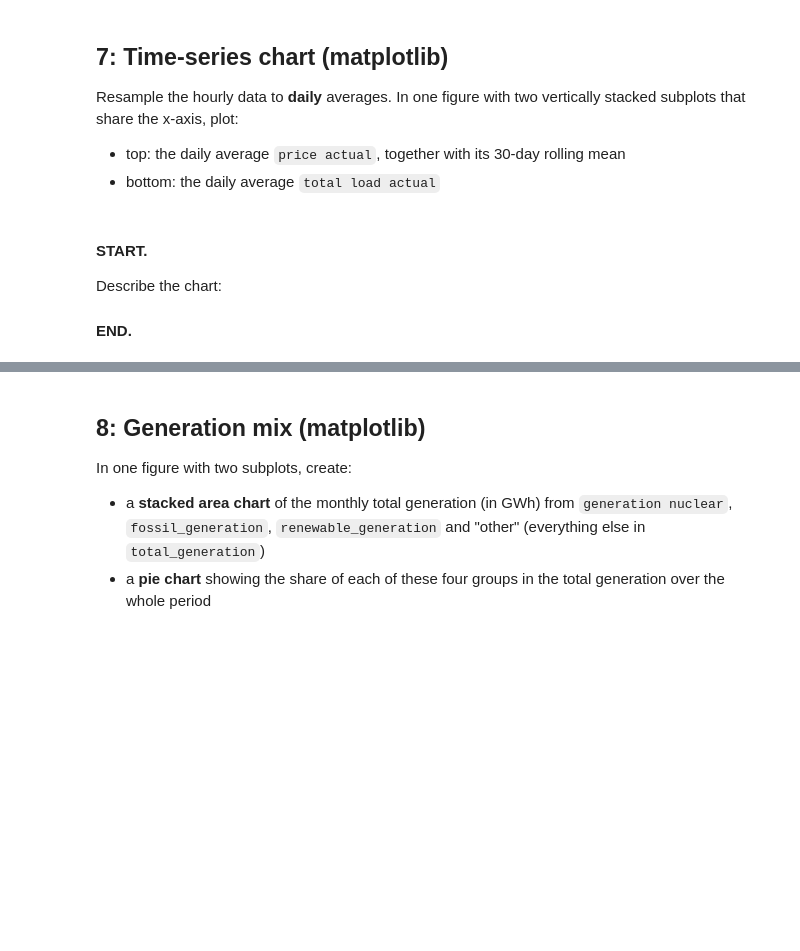
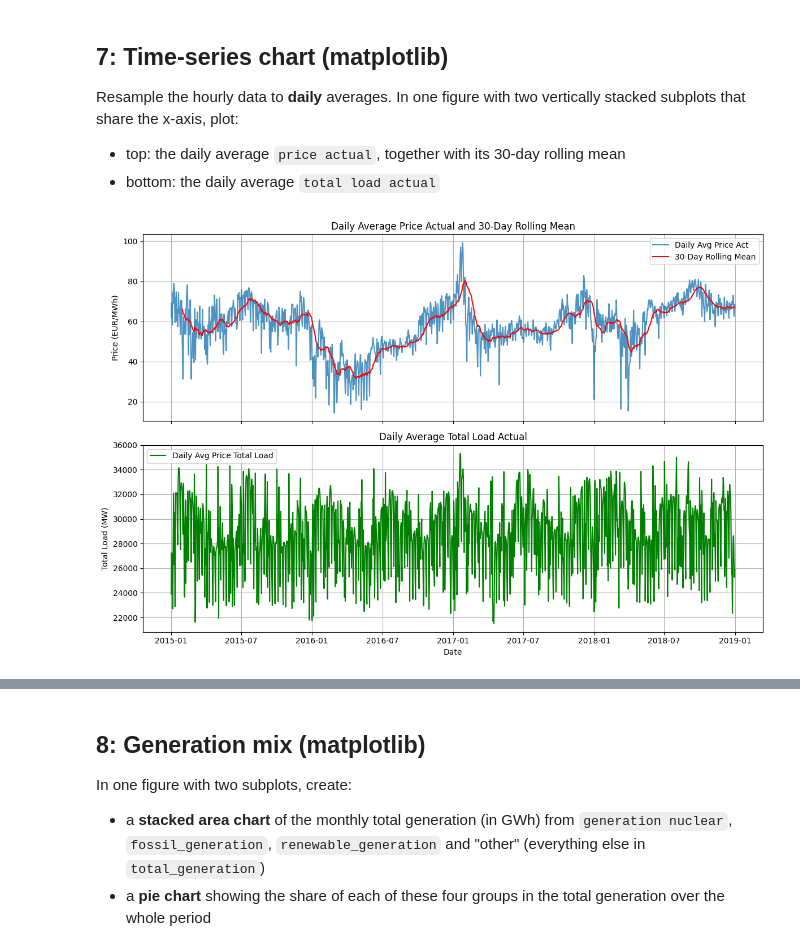
Before and after one commit to leon72305-source/26007815_tb1, a Jupyter notebook: 26007815_1.ipynb, the cells around one changed output, grey strips where cells are left out. Cells and saved outputs as stored; diff of their text form; code cells hidden in the pictures; blank space fills up the shorter version.

```diff
--- a/26007815_1.ipynb
+++ b/26007815_1.ipynb
@@ -448,7 +498,26 @@ Resample the hourly data to **daily** averages. In one figure with two verticall
-# %% [markdown]
-#### START.
-Describe the chart:
-
-
-
-#### END.
+# %%
+# BEGIN SOLUTION
+# Turns hourly data to daily avg
+df_daily = df_clean.resample('D').mean()
+fig, (ax1, ax2) = plt.subplots(2, 1, figsize=(12, 8), sharex=True) # sharex shared date display across the two tables
+
+# Sets up the top supblot of daily average price actual alongside its 30 day rolling mean
+ax1.set_title('Daily Average Price Actual and 30-Day Rolling Mean')
+ax1.plot(df_daily.index, df_daily['price actual'], label='Daily Avg Price Act', alpha=0.8) # Alpha sets transparency of color
+ax1.plot(df_daily.index, df_daily['price actual'].rolling(window=30).mean(), label='30-Day Rolling Mean', color='red')
+ax1.set_ylabel('Price (EUR/MWh)')
+ax1.legend() # Display line names
+ax1.grid(True) # Displays plot lines
+
+ax2.set_title('Daily Average Total Load Actual')
+ax2.plot(df_daily.index, df_daily['total load actual'], label='Daily Avg Price Total Load', color='green')
+ax2.set_ylabel('Total Load (MW)')
+ax2.set_xlabel('Date')
+ax2.legend()
+ax2.grid(True)
+
+plt.tight_layout()
+plt.show()
+# END SOLUTION
+# %% [output]
+[figure, added]
```
Also changed, not shown: parts of 19 cells of this notebook.
